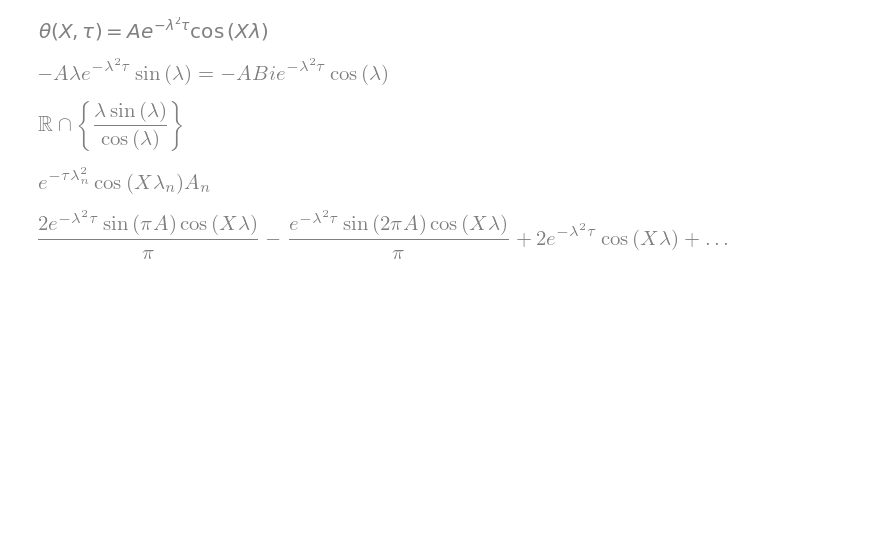
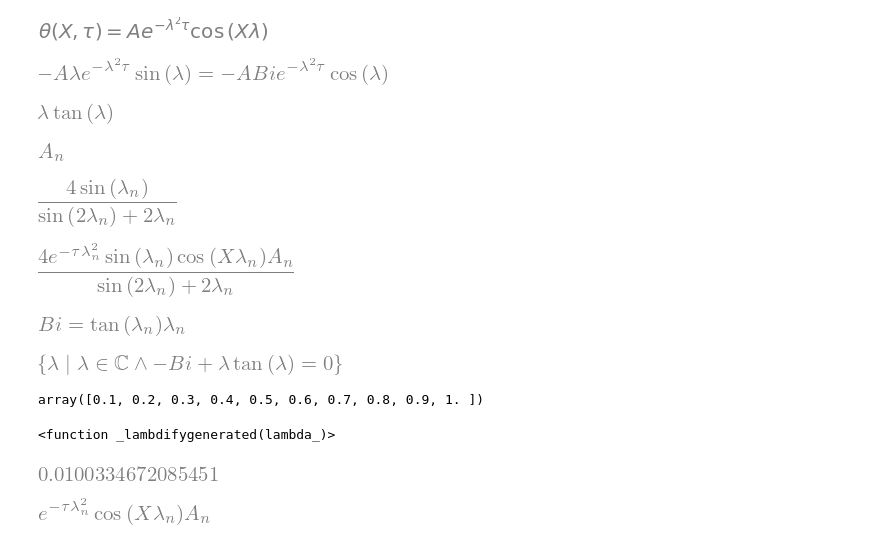
Before and after one commit to juliet29/windows, a Jupyter notebook: analysis/notebooks/230725_conduction2.ipynb, the cells around one changed output. Drawn from its saved outputs; the diff is of its cells as text; code cells hidden in the pictures; blank space fills up the shorter version.

```diff
--- a/analysis/notebooks/230725_conduction2.ipynb
+++ b/analysis/notebooks/230725_conduction2.ipynb
@@ -53,8 +53,48 @@ bc2_eq
 # %% [output]
 [figure]
 # %%
-Bi_solve = smp.solveset(bc2_eq, Bi, domain=smp.S.Reals)
+Bi_solve = smp.solve(bc2_eq, Bi, domain=smp.S.Reals)[0]
 Bi_solve # has infinite values...
 # %% [output]
-[figure, old version]
+[figure, new version]
+# %%
+# short cut
+lam_n = Indexed("lambda", n)
+A_n = Indexed("A", n)
+A_n
+# %% [output]
+[figure, added]
+# %%
+An_sol = (4*sin(lam_n))/(2*lam_n + sin(2*lam_n))
+An_sol
+# %% [output]
+[figure, added]
+# %%
+spec_sol = gen_eq2.rhs.subs([(lam, lam_n), (A, A_n)])*An_sol
+spec_sol
+# %% [output]
+[figure, added]
+# %%
+Bi_eq = Eq(Bi, Bi_solve.subs(lam, lam_n))
+Bi_eq
+# %% [output]
+[figure, added]
+# %%
+solveset(Eq(Bi, Bi_solve), lam)
+# %% [output]
+[figure, added]
+# %%
+Bi_vals = np.linspace(0.1, 1, 10)
+Bi_vals
+# %% [output]
+array([0.1, 0.2, 0.3, 0.4, 0.5, 0.6, 0.7, 0.8, 0.9, 1. ])
+# %%
+fBi = lambdify(lam, Bi_solve )
+fBi
+# %% [output]
+<function _lambdifygenerated(lambda_)>
+# %%
+fBi(0.1)
+# %% [output]
+[figure, added]
 # %%
@@ -69,7 +109,2 @@ index_eq
 # %% [output]
 [figure]
-# %%
-fs = fourier_series(gen_eq2.rhs, (A, 1, 3))
-fs
-# %% [output]
-[figure, removed]
```
Also changed, not shown: parts of 10 cells of this notebook, 1 other file.
